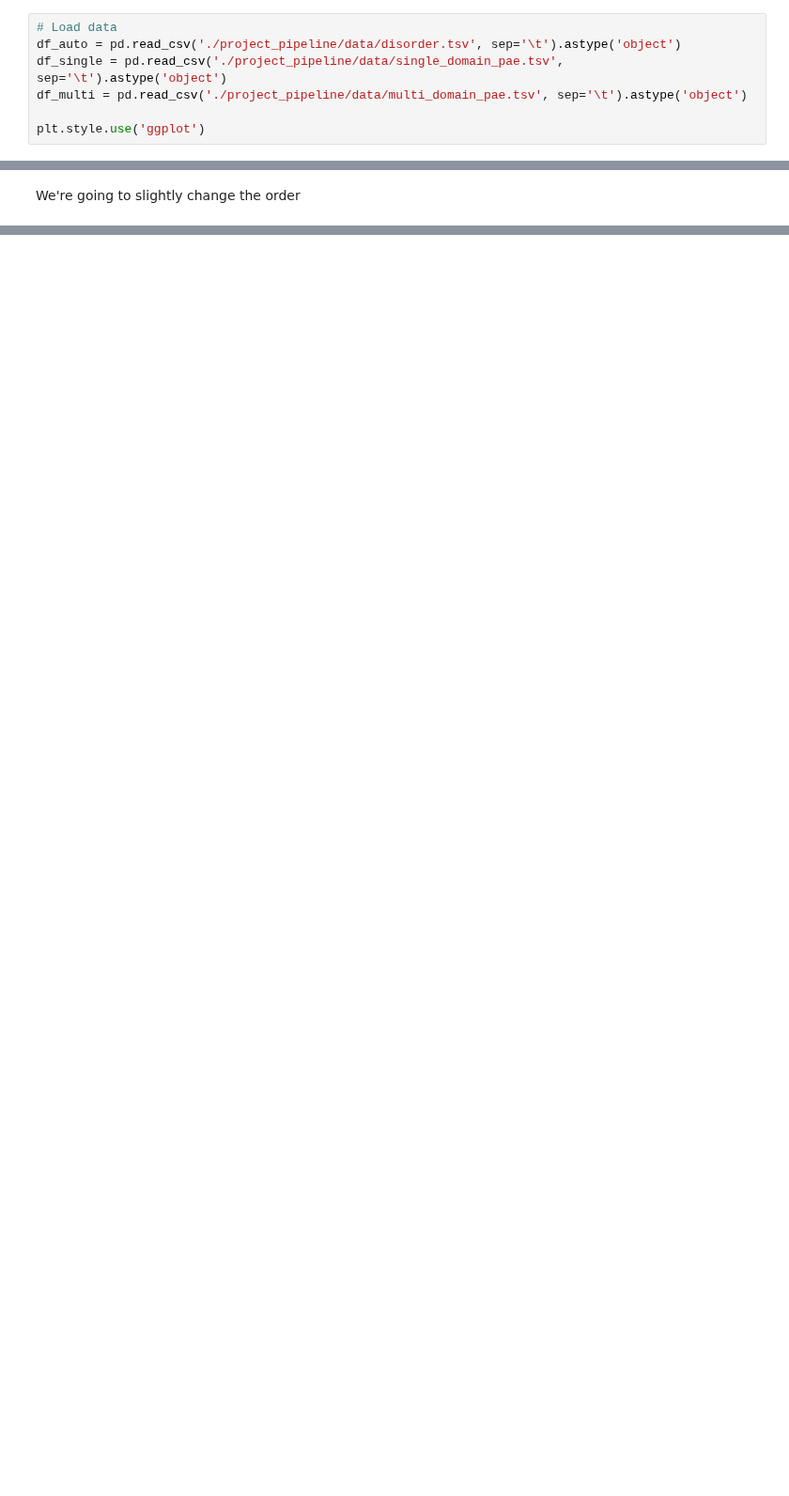
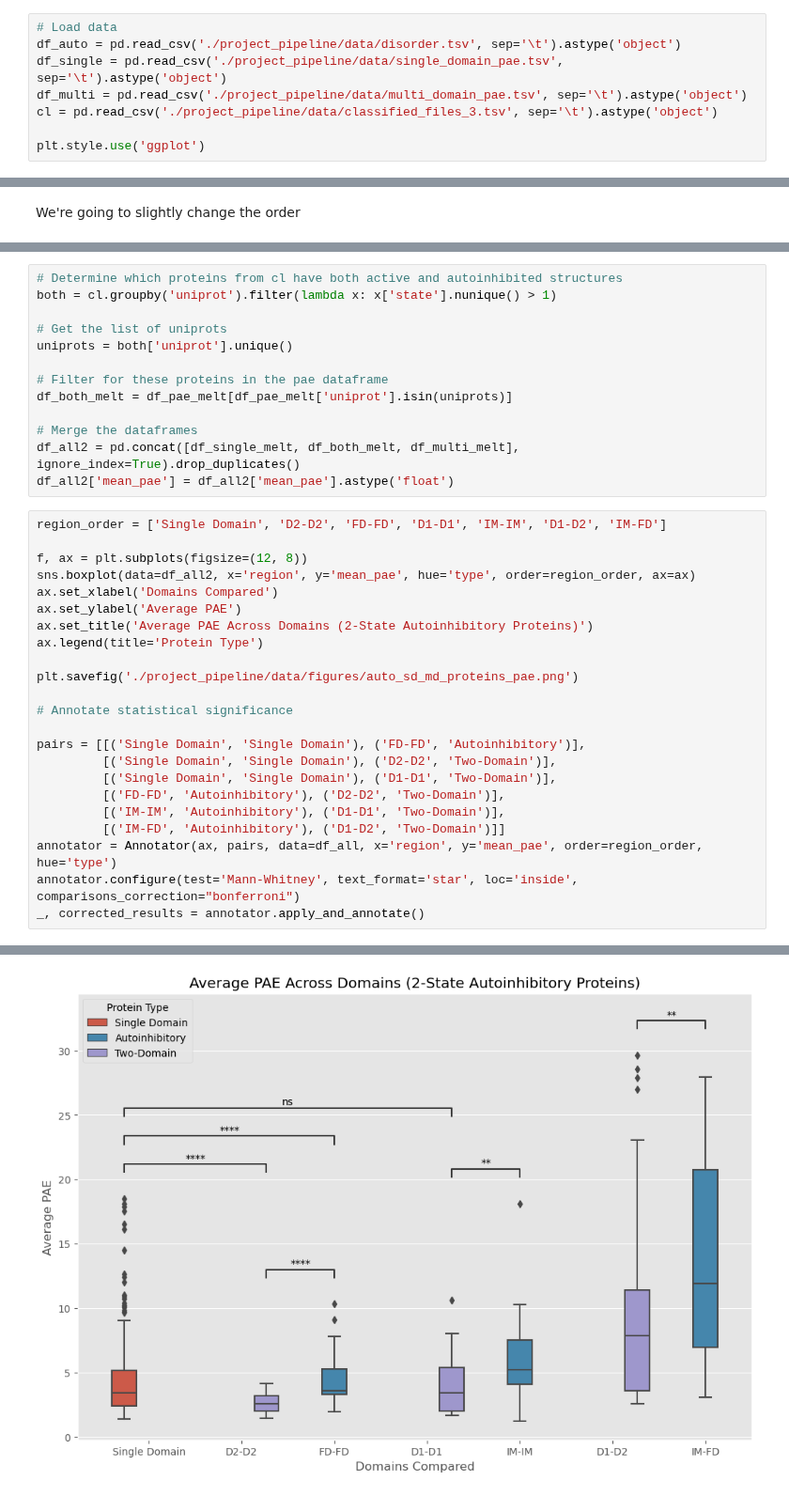
Before and after one commit to jpigles/alphafold-rmsd, a Jupyter notebook: disorder_analysis.ipynb, the cells around one changed output, grey strips where cells are left out. Shown at 94% size. Cells and saved outputs as stored; diff of their text form; blank space fills up the shorter version.

```diff
--- a/disorder_analysis.ipynb
+++ b/disorder_analysis.ipynb
@@ -14,6 +10,7 @@ import sys
 df_auto = pd.read_csv('./project_pipeline/data/disorder.tsv', sep='\t').astype('object')
 df_single = pd.read_csv('./project_pipeline/data/single_domain_pae.tsv', sep='\t').astype('object')
 df_multi = pd.read_csv('./project_pipeline/data/multi_domain_pae.tsv', sep='\t').astype('object')
+cl = pd.read_csv('./project_pipeline/data/classified_files_3.tsv', sep='\t').astype('object')
 
 plt.style.use('ggplot')
 # %% [markdown]
@@ -158,0 +173,37 @@ Single Domain_Single Domain vs. D1-D1_Two-Domain: Mann-Whitney-Wilcoxon test two
+# %%
+# Determine which proteins from cl have both active and autoinhibited structures
+both = cl.groupby('uniprot').filter(lambda x: x['state'].nunique() > 1)
+
+# Get the list of uniprots
+uniprots = both['uniprot'].unique()
+
+# Filter for these proteins in the pae dataframe
+df_both_melt = df_pae_melt[df_pae_melt['uniprot'].isin(uniprots)]
+
+# Merge the dataframes
+df_all2 = pd.concat([df_single_melt, df_both_melt, df_multi_melt], ignore_index=True).drop_duplicates()
+df_all2['mean_pae'] = df_all2['mean_pae'].astype('float')
+# %%
+region_order = ['Single Domain', 'D2-D2', 'FD-FD', 'D1-D1', 'IM-IM', 'D1-D2', 'IM-FD']
+
+f, ax = plt.subplots(figsize=(12, 8))
+sns.boxplot(data=df_all2, x='region', y='mean_pae', hue='type', order=region_order, ax=ax)
+ax.set_xlabel('Domains Compared')
+ax.set_ylabel('Average PAE')
+ax.set_title('Average PAE Across Domains (2-State Autoinhibitory Proteins)')
+ax.legend(title='Protein Type')
+
+plt.savefig('./project_pipeline/data/figures/auto_sd_md_proteins_pae.png')
+
+# Annotate statistical significance
+
+pairs = [[('Single Domain', 'Single Domain'), ('FD-FD', 'Autoinhibitory')],
+         [('Single Domain', 'Single Domain'), ('D2-D2', 'Two-Domain')],
+         [('Single Domain', 'Single Domain'), ('D1-D1', 'Two-Domain')],
+         [('FD-FD', 'Autoinhibitory'), ('D2-D2', 'Two-Domain')],
+         [('IM-IM', 'Autoinhibitory'), ('D1-D1', 'Two-Domain')],
+         [('IM-FD', 'Autoinhibitory'), ('D1-D2', 'Two-Domain')]]
+annotator = Annotator(ax, pairs, data=df_all, x='region', y='mean_pae', order=region_order, hue='type')
+annotator.configure(test='Mann-Whitney', text_format='star', loc='inside', comparisons_correction="bonferroni")
+_, corrected_results = annotator.apply_and_annotate()
+# %% [output]
@@ -158,0 +224 @@ Single Domain_Single Domain vs. D1-D1_Two-Domain: Mann-Whitney-Wilcoxon test two
+[figure, added]
```
Also changed, not shown: parts of 9 cells of this notebook.
